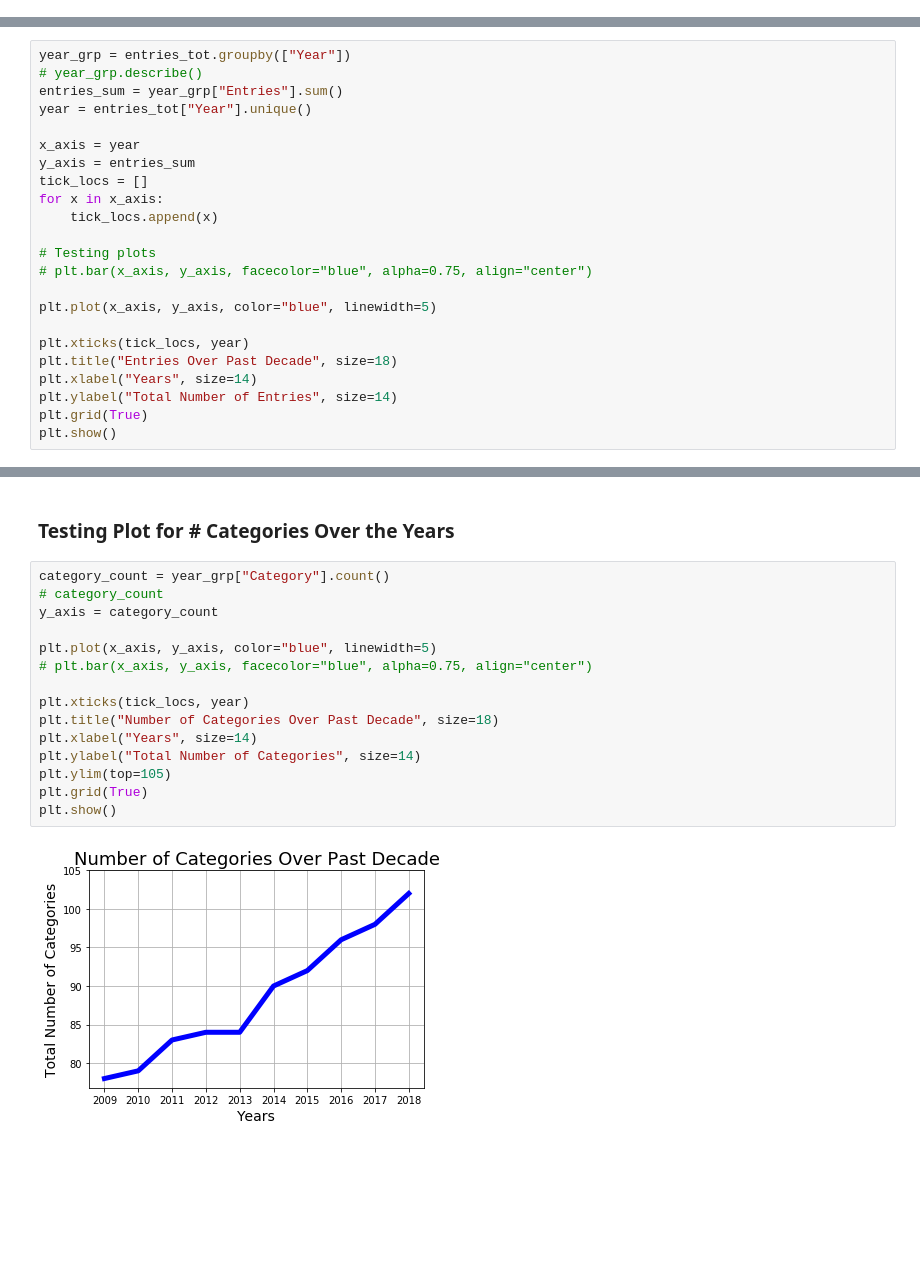
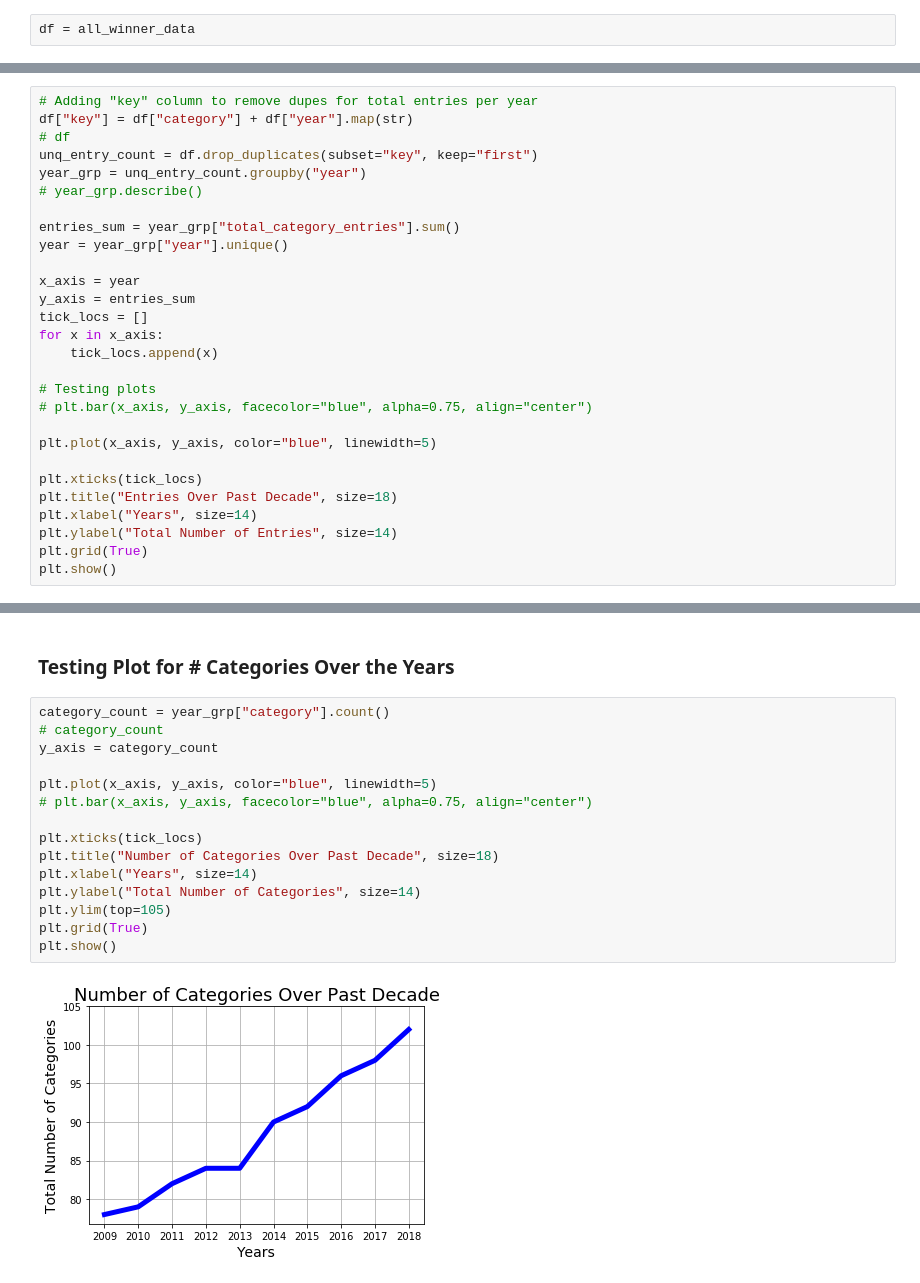
Before and after one commit to jbizzlefoshizzle/Project-1, a Jupyter notebook: CSV.ipynb, the cells around one changed output, grey strips where cells are left out. Drawn from its saved outputs; the diff is of its cells as text; blank space fills up the shorter version.

Commit message:
Updated code to read from existing all winner data file

```diff
--- a/CSV.ipynb
+++ b/CSV.ipynb
@@ -330,10 +314,17 @@ entries_tot.head(10)
+# %%
+df = all_winner_data
 # %% [markdown]
 ### Plot - Total Entries Over Past 10 Years
 # %%
-year_grp = entries_tot.groupby(["Year"])
+# Adding "key" column to remove dupes for total entries per year
+df["key"] = df["category"] + df["year"].map(str)
+# df
+unq_entry_count = df.drop_duplicates(subset="key", keep="first")
+year_grp = unq_entry_count.groupby("year")
 # year_grp.describe()
-entries_sum = year_grp["Entries"].sum()
-year = entries_tot["Year"].unique()
+
+entries_sum = year_grp["total_category_entries"].sum()
+year = year_grp["year"].unique()
 
 x_axis = year
 y_axis = entries_sum
@@ -346,7 +337,7 @@ for x in x_axis:
 
 plt.plot(x_axis, y_axis, color="blue", linewidth=5)
 
-plt.xticks(tick_locs, year)
+plt.xticks(tick_locs)
 plt.title("Entries Over Past Decade", size=18)
 plt.xlabel("Years", size=14)
 plt.ylabel("Total Number of Entries", size=14)
@@ -357,19 +348,19 @@ plt.show()
 # %% [markdown]
 ### Testing Plot for # Categories Over the Years
 # %%
-category_count = year_grp["Category"].count()
+category_count = year_grp["category"].count()
 # category_count
 y_axis = category_count
 
 plt.plot(x_axis, y_axis, color="blue", linewidth=5)
 # plt.bar(x_axis, y_axis, facecolor="blue", alpha=0.75, align="center")
 
-plt.xticks(tick_locs, year)
+plt.xticks(tick_locs)
 plt.title("Number of Categories Over Past Decade", size=18)
 plt.xlabel("Years", size=14)
 plt.ylabel("Total Number of Categories", size=14)
 plt.ylim(top=105)
 plt.grid(True)
 plt.show()
 # %% [output]
-[figure, old version]
+[figure, new version]
```
Also changed, not shown: parts of 1 cell of this notebook.
